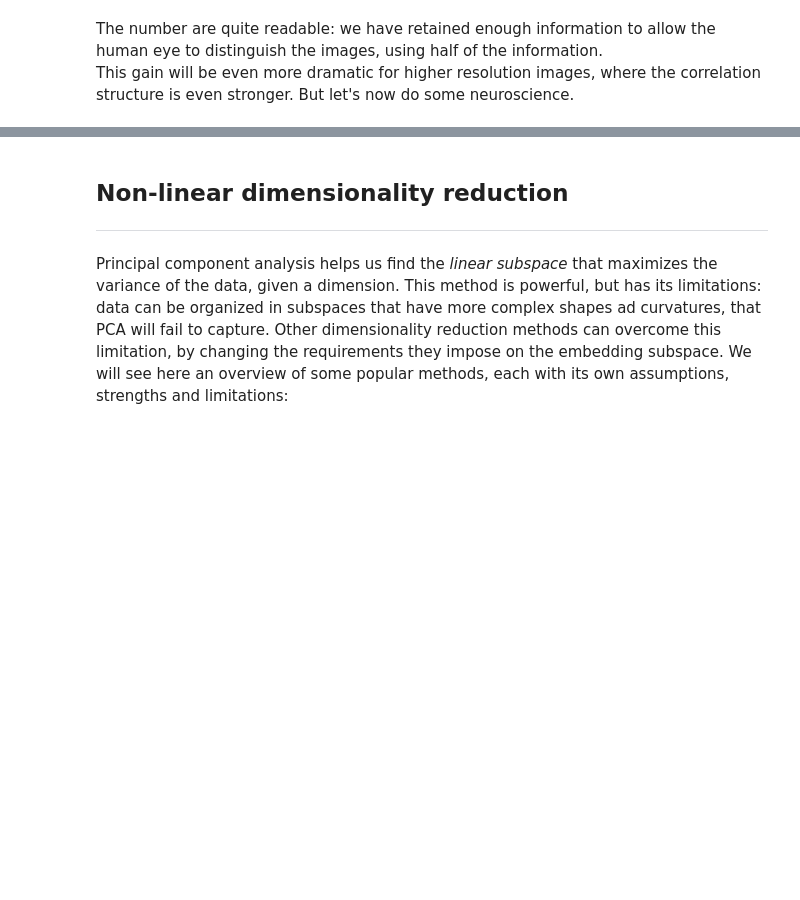
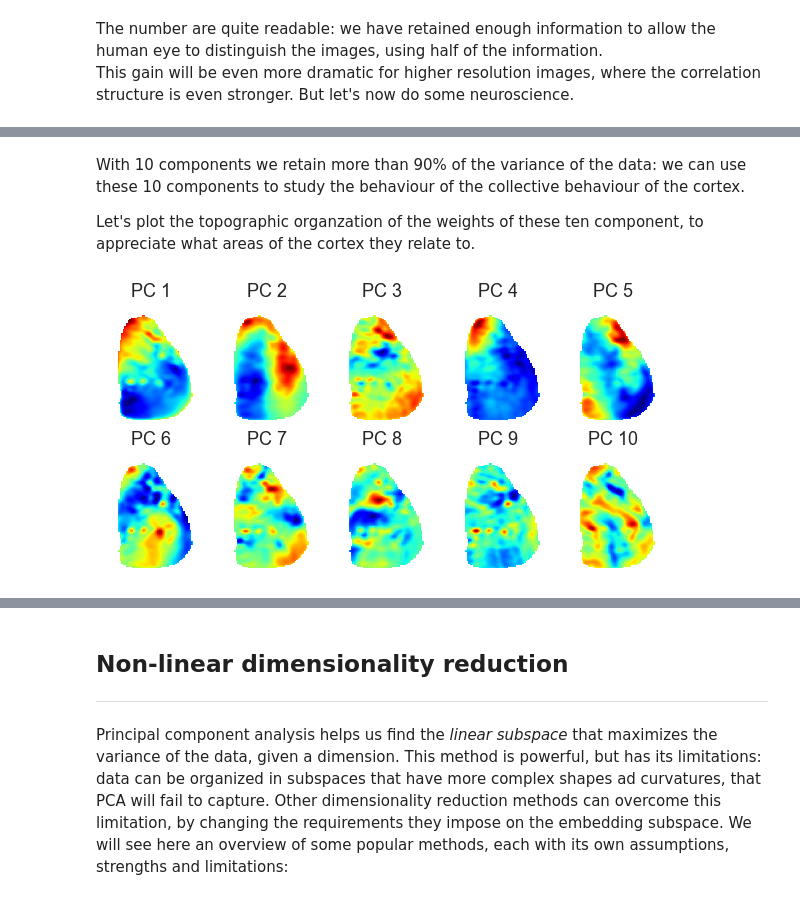
Before and after one commit to xamweil/population-methods, a Jupyter notebook: 01-dimensionality-reduction/dimensionality_reduction.ipynb, the cells around one changed output, grey strips where cells are left out. Drawn from its saved outputs; the diff is of its cells as text; code cells hidden in the pictures; blank space fills up the shorter version.

```diff
--- a/01-dimensionality-reduction/dimensionality_reduction.ipynb
+++ b/01-dimensionality-reduction/dimensionality_reduction.ipynb
@@ -209,0 +229,17 @@ Does any cortical mode respond to licking? Let's plot the data aligned to lickin
+# %% [markdown]
+With 10 components we retain more than 90% of the variance of the data: we can use these 10 components to study the behaviour of the collective behaviour of the cortex.
+
+Let's plot the topographic organzation of the weights of these ten component, to appreciate what areas of the cortex they relate to.
+# %%
+PCs = pca.components_[:10]
+
+plt.figure(figsize=(10,5))
+for i, pc in enumerate(PCs):
+    plt.subplot(2,5,i+1)
+    plt.title(f'PC {i+1}')
+    reshaped_pc = np.full((h,w),np.nan)
+    reshaped_pc[np.where(cortex_mask)] = pc
+    plt.imshow(reshaped_pc,aspect='auto')
+    plt.axis('off')
+# %% [output]
+[figure, added]
```
Also changed, not shown: parts of 23 cells of this notebook, 1 other file.
